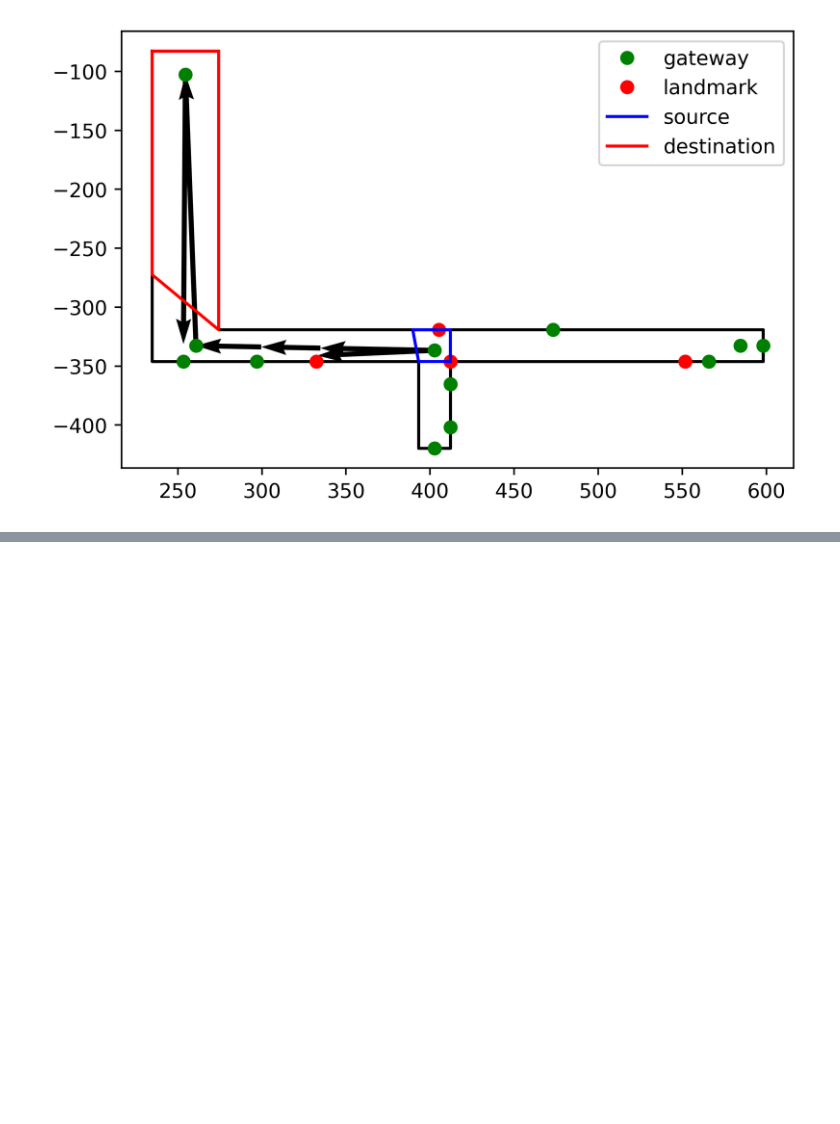
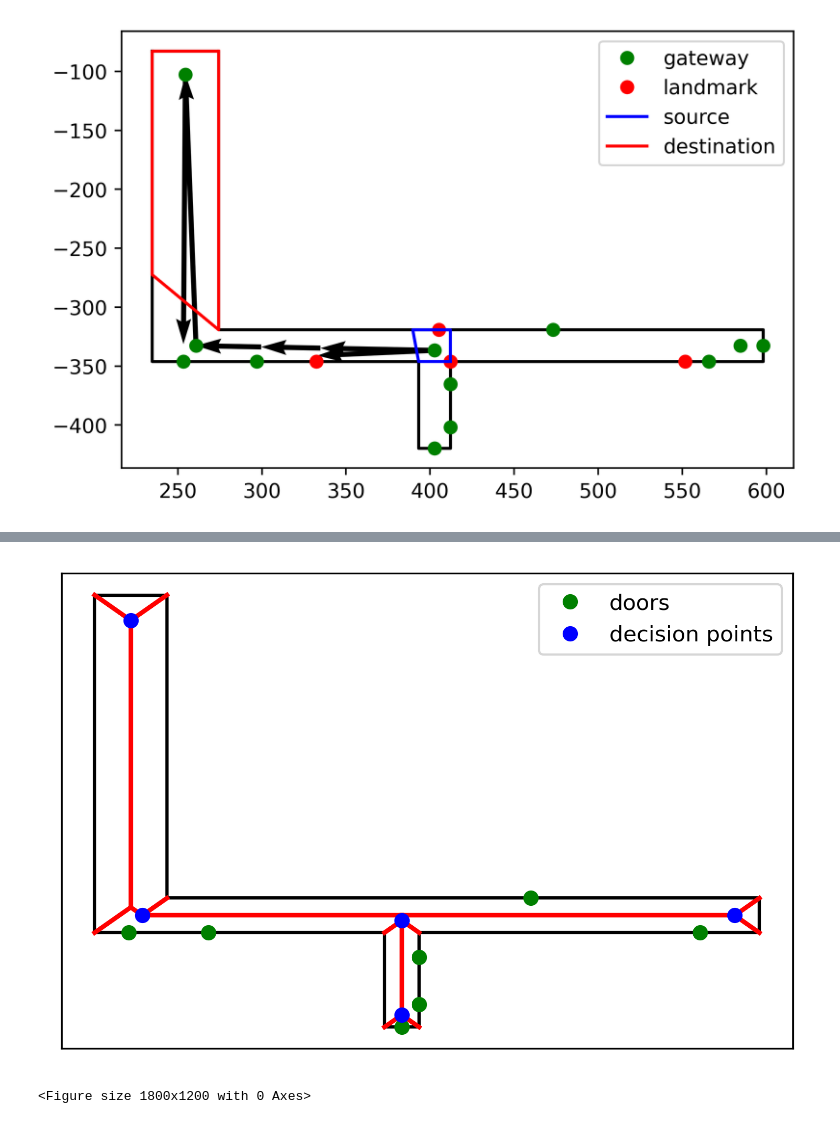
Before and after one commit to hamzeiehsan/indoor_view_graph, a Jupyter notebook: TestViewGraph.ipynb, the cells around one changed output, grey strips where cells are left out. Drawn from its saved outputs; the diff is of its cells as text; code cells hidden in the pictures; blank space fills up the shorter version.

```diff
--- a/TestViewGraph.ipynb
+++ b/TestViewGraph.ipynb
@@ -650,0 +771,8 @@ plotter.show()
+# %%
+# threshold 5
+dpoints_10 = extract_decision_points(isovist_object.space_shp, skel, doors=doors, threshold=10)
+points = reformat_dpoints(dpoints_10)
+plot_dpoint(skel, points)
+# %% [output]
+[figure, added]
+<Figure size 1800x1200 with 0 Axes>
```
Also changed, not shown: parts of 16 cells of this notebook.
